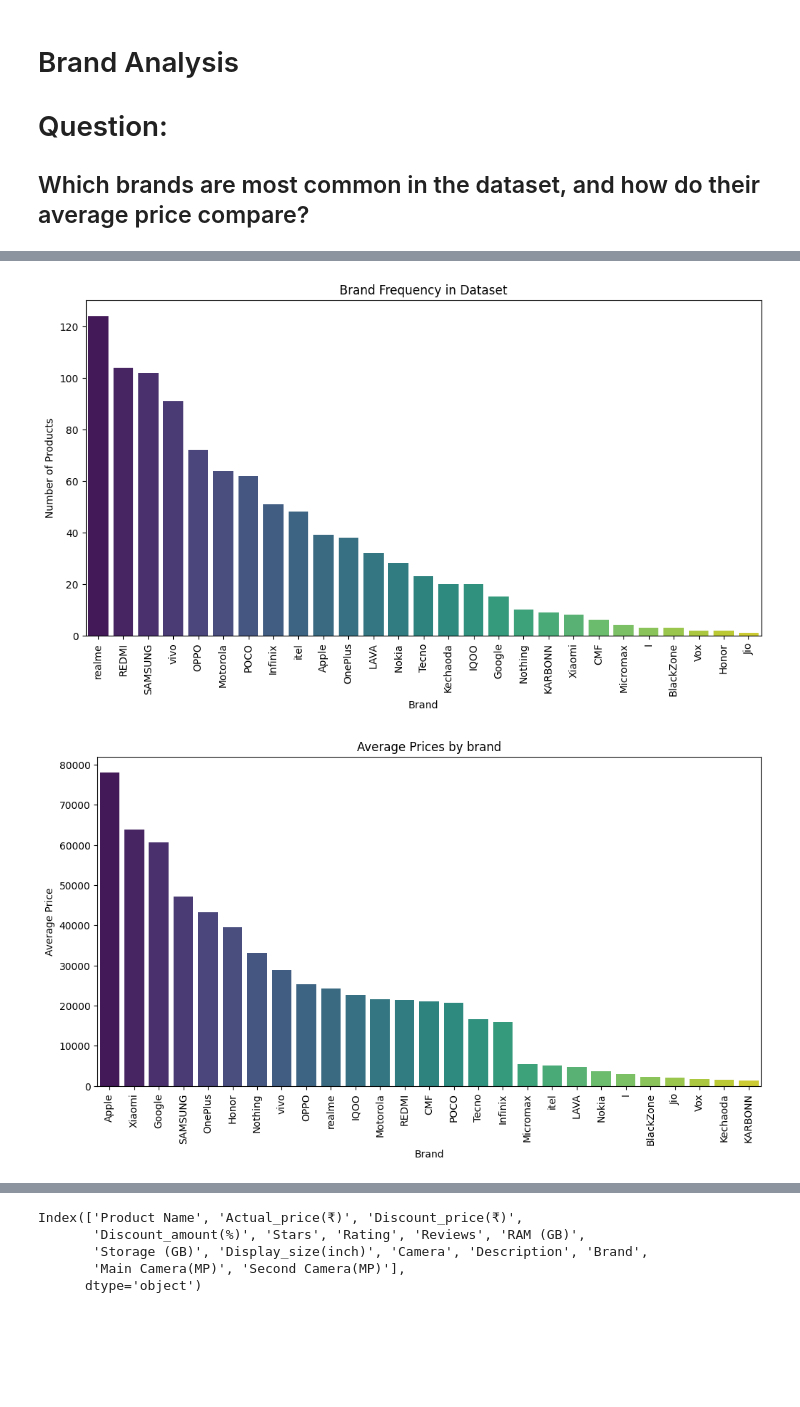
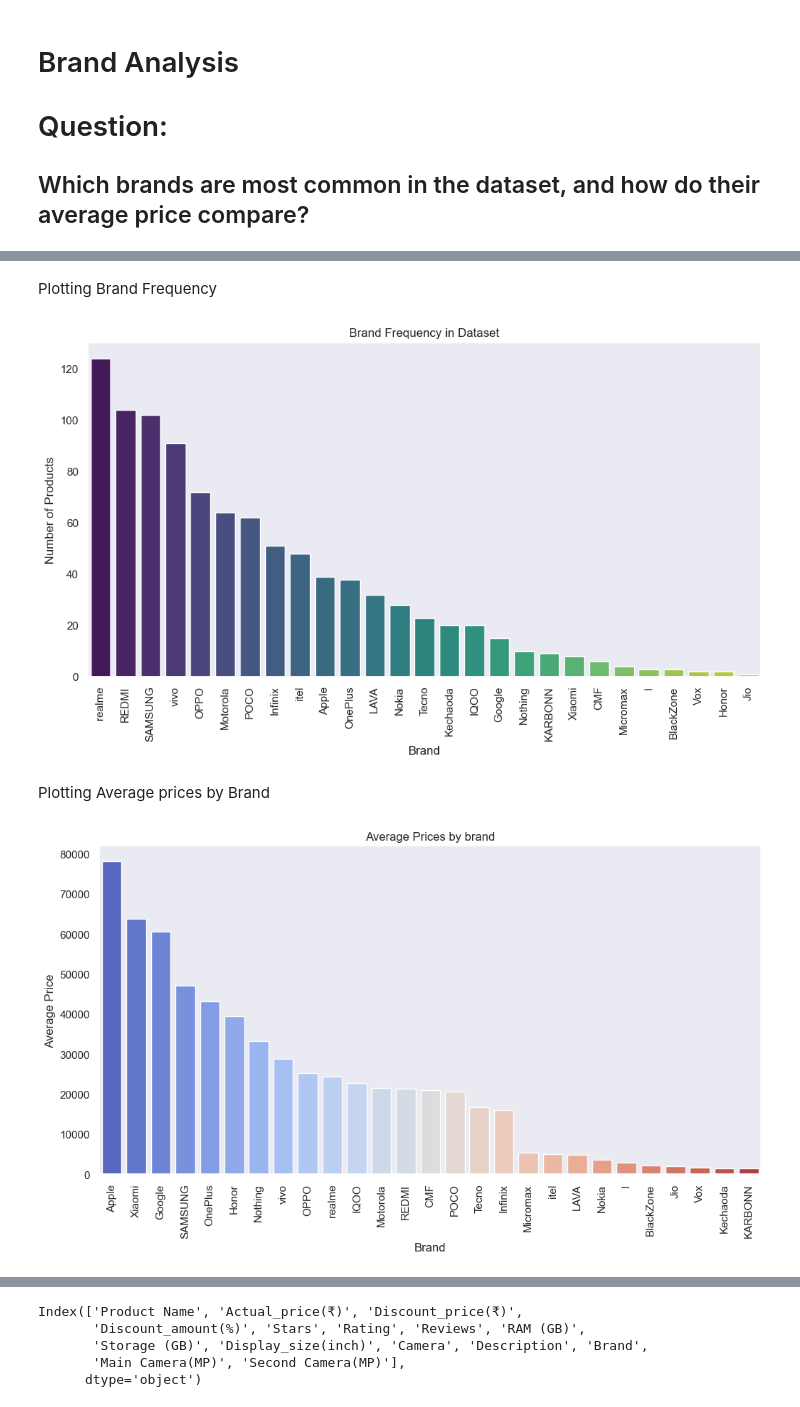
Before and after one commit to Joshua2576/Mobile-Phone-Dataset-analysis, a Jupyter notebook: Flipkart Mobile data project.ipynb, the cells around one changed output, grey strips where cells are left out. Saved outputs shown, nothing was run; the diff lists cells and outputs as text; code cells hidden in the pictures; blank space fills up the shorter version.

```diff
--- a/Flipkart Mobile data project.ipynb
+++ b/Flipkart Mobile data project.ipynb
@@ -262,0 +194,26 @@ df.head()
+# %%
+df["Brand"] = df["Product Name"].str.split().str[0]
+brand_names = df["Brand"].unique()
+
+def extract_brand(product_name):
+  """
+  Extract the brand from the product name.
+
+  Parameters:
+  product_name (str): The name of the product from which to extract the brand.
+  brand_names (list | str): A list of known brand names, or longtext to check against.
+
+  Returns:
+  str: The matched brand name if found; otherwise, 'Unknown'.
+  """
+
+  # Ensure the product name is a string
+  if not isinstance(product_name, str):
+    raise ValueError("The product_name must be a string.")
+
+  product_name_lower = product_name.lower()
+
+  for brand in brand_names:
+    if product_name_lower.startswith(brand.lower()):
+      return brand
+  return "Unknown"  # default value if no brand matches
@@ -262,0 +226,8 @@ df.head()
+# %%
+new_order = ["Product Name", "Actual_price(₹)", "Discount_price(₹)", "Discount_amount(%)",
+             "Stars", "Rating", "Reviews",
+             "RAM (GB)", "Storage (GB)",
+             "Display_size(inch)", "Camera", "Description",
+             "Brand"]
+
+df = df.reindex(columns = new_order)
@@ -328,22 +442,26 @@ Name: Actual_price(₹), dtype: float64
+# %%
+sns.set_theme(style="dark")
+# %% [markdown]
+Plotting Brand Frequency
 # %%
-# Plotting Brand Frequency
 plt.figure(figsize=(12, 6))
-sns.barplot(x=brand_count.index, y=brand_count.values, palette='viridis')
-plt.title('Brand Frequency in Dataset')
-plt.xlabel('Brand')
-plt.ylabel('Number of Products')
+sns.barplot(x=brand_count.index, hue=brand_count.index, y=brand_count.values, palette="viridis", legend=False)
+plt.title("Brand Frequency in Dataset")
+plt.xlabel("Brand")
+plt.ylabel("Number of Products")
 plt.xticks(rotation=90)
 plt.show()
 # %% [output]
-[figure, old version]
+[figure, new version]
+# %% [markdown]
+Plotting Average prices by Brand
 # %%
-# Plotting Average prices by brand
 plt.figure(figsize=(12, 6))
-sns.barplot(x=average_price_per_brand.index, y=average_price_per_brand.values, palette='viridis')
-plt.title('Average Prices by brand')
-plt.xlabel('Brand')
-plt.ylabel('Average Price')
+sns.barplot(x=average_price_per_brand.index, hue=average_price_per_brand.index, y=average_price_per_brand.values, palette="coolwarm", legend=False)
+plt.title("Average Prices by brand")
+plt.xlabel("Brand")
+plt.ylabel("Average Price")
 plt.xticks(rotation=90)
 plt.show()
 # %% [output]
-[figure, old version]
+[figure, new version]
```
Also changed, not shown: parts of 62 cells of this notebook.
